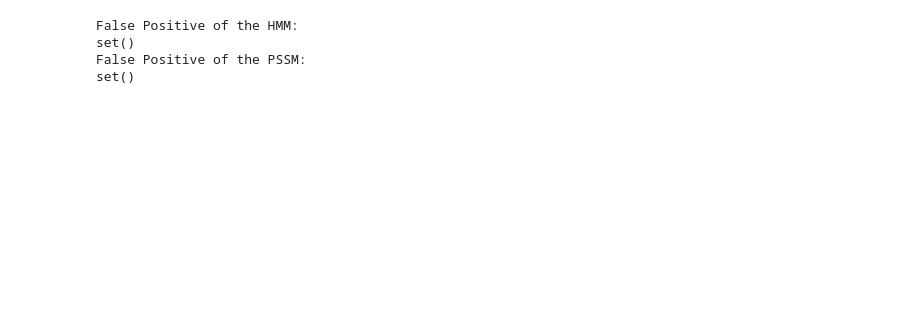
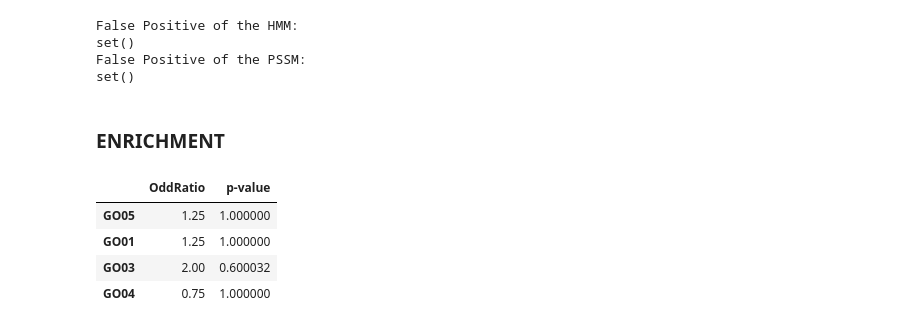
Before and after one commit to damiclem/proteincake, a Jupyter notebook: Helping function (temp).ipynb, the cells around one changed output. Cells and saved outputs as stored; diff of their text form; code cells hidden in the pictures; blank space fills up the shorter version.

Commit message:
enrichment

```diff
--- a/Helping function (temp).ipynb
+++ b/Helping function (temp).ipynb
@@ -414,3 +415,47 @@ def hmm_pipeline(msa_path, test_set_path, hmm_model_path, out_file_path, domtblo
     df.to_csv(df_out_path)
     print('DataFrame has been saved')
     print('END')
+# %% [markdown]
+### ENRICHMENT
+# %%
+"""
+Perform Fisher test. An Odd-Ratio above 77 tells us the GO prefers the first dataframe (p-value < 0.05),
+while an Odd-Ratio under 0.013 tells us the GO prefers the second dataframe.
+Return a Dataframe with index the GO and values the Odd-Ratio and the p-value.
+"""
+def fisher_test(df1, df2):
+
+    # Inint dict
+    results = {}
+
+    # Get the number of occurrances of the GO counts
+    dict1, dict2 = dict(df1['Description'].value_counts()), dict(df2['Description'].value_counts())
+
+    # Compute the intersaction of the GO terms
+    key_intersection = set(dict1.keys()).intersection(set(dict2.keys()))
+
+    for key in key_intersection:
+        ### 1. Set frequencies
+        # Number of occurrences of the specific GO term in DF1
+        tp = dict1[key]
+        # Number of occurrences of the specific GO term in DF2
+        tn = dict2[key]
+        # Number of GO terms that are different from the specific one in DF1
+        fp = sum(dict1.values()) - tp
+        # Number of GO terms that are different from the specific one in DF2
+        fn = sum(dict2.values()) - tn
+        # 2. Perform Fisher Exact Test
+        fisher_results = fisher_exact([[tp, tn],[fp, fn]])
+        # 3. Save results
+        results.setdefault(key, {'OddRatio': fisher_results[0], 'p-value': fisher_results[1]})
+
+    # Return the DataFrame
+    return pd.DataFrame(results).transpose()
+
+fisher_test(df1, df2)
+# %% [output]
+|  | OddRatio | p-value |
+| GO05 | 1.25 | 1.000000 |
+| GO01 | 1.25 | 1.000000 |
+| GO03 | 2.00 | 0.600032 |
+| GO04 | 0.75 | 1.000000 |
```
Also changed, not shown: parts of 5 cells of this notebook, 3 other files.
